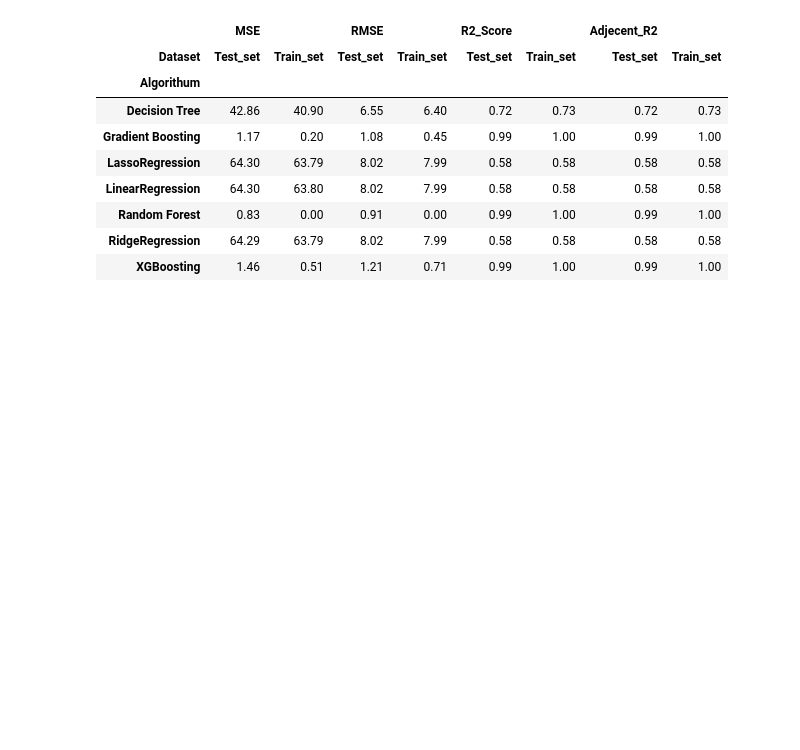
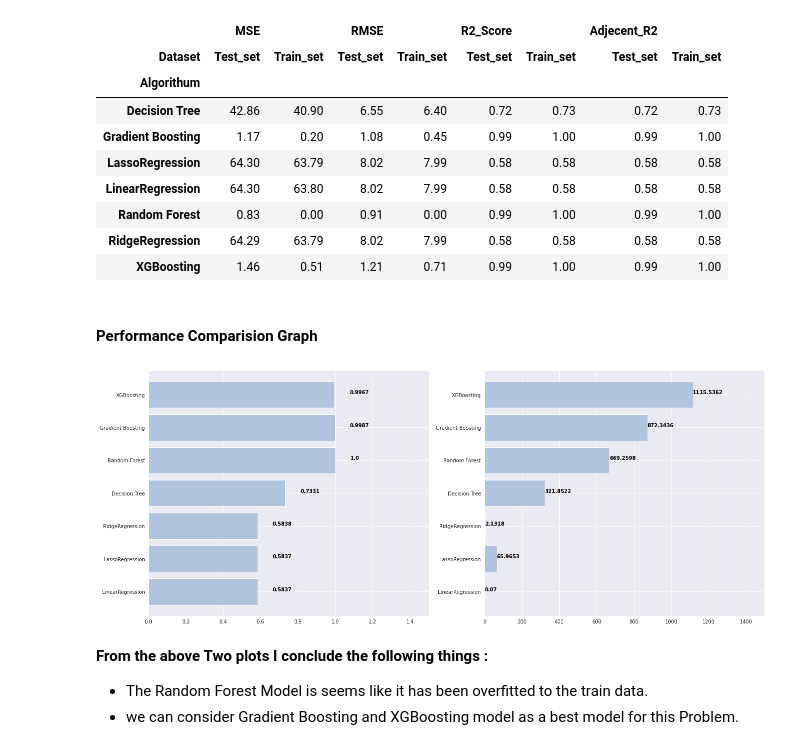
Before and after one commit to Ravinder-Kumar-M/Transport-Demand-Prediction, a Jupyter notebook: Demand_Prediction_for_Public_Transport_Capstone_Project.ipynb, the cells around one changed output. Cells and saved outputs as stored; diff of their text form; code cells hidden in the pictures; blank space fills up the shorter version.

Commit message:
Performance comparison Graph

```diff
--- a/Demand_Prediction_for_Public_Transport_Capstone_Project.ipynb
+++ b/Demand_Prediction_for_Public_Transport_Capstone_Project.ipynb
@@ -865,3 +865,30 @@ perf_pivot
 | Random Forest | 0.83 | 0.00 | 0.91 | 0.00 | 0.99 | 1.00 | 0.99 | 1.00 |
 | RidgeRegression | 64.29 | 63.79 | 8.02 | 7.99 | 0.58 | 0.58 | 0.58 | 0.58 |
 | XGBoosting | 1.46 | 0.51 | 1.21 | 0.71 | 0.99 | 1.00 | 0.99 | 1.00 |
+# %% [markdown]
+#### Performance Comparision Graph
+# %%
+perf_score = [linear_reg_score, lasso_score, ridge_score, DecTree_Score, RD_forest_score, GBM_score, XGB_score]
+perf_timings = [lg_algo_training_time, lasso_algo_training_time, ridge_algo_training_time, Dec_algo_training_time, rd_algo_training_time, GBM_Training_time, XGB_algo_training_time]
+algo_name = ['LinearRegression', 'LassoRegression', 'RidgeRegression', 'Decision Tree', 'Random Forest', 'Gradient Boosting', 'XGBoosting']
+
+fig, ax = plt.subplots(figsize=(22, 9))
+plt.subplot(1,2,1)
+plt.barh(algo_name, perf_score, color='lightsteelblue')
+plt.xlim(0.0, 1.5)
+for i, v in enumerate(perf_score):
+    plt.text(x= v + 0.08, y= i + 0.02, s= str(round(v,4)), color='black', fontweight = 'bold')
+
+plt.subplot(1,2,2)
+plt.barh(algo_name, perf_timings, color = 'lightsteelblue')
+plt.xlim(0.0, 1500)
+for i, v in enumerate(perf_timings):
+    plt.text(x= v + 0.08, y= i + 0.02, s= str(round(v, 4)), color='black', fontweight = 'bold')
+# %% [output]
+[figure, added]
+# %% [markdown]
+**From the above Two plots I conclude the following things :**
+
+
+*   The Random Forest Model is seems like it has been overfitted to the train data.
+*   we can consider Gradient Boosting and XGBoosting model as a best model for this Problem.
```
